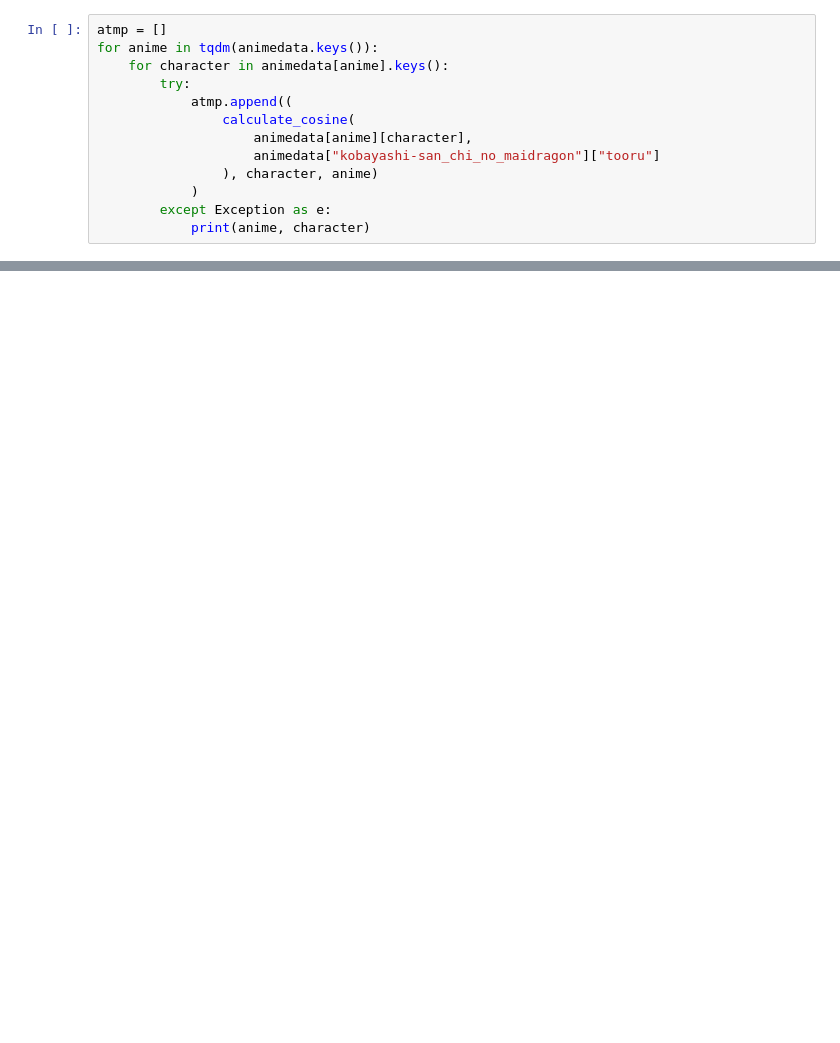
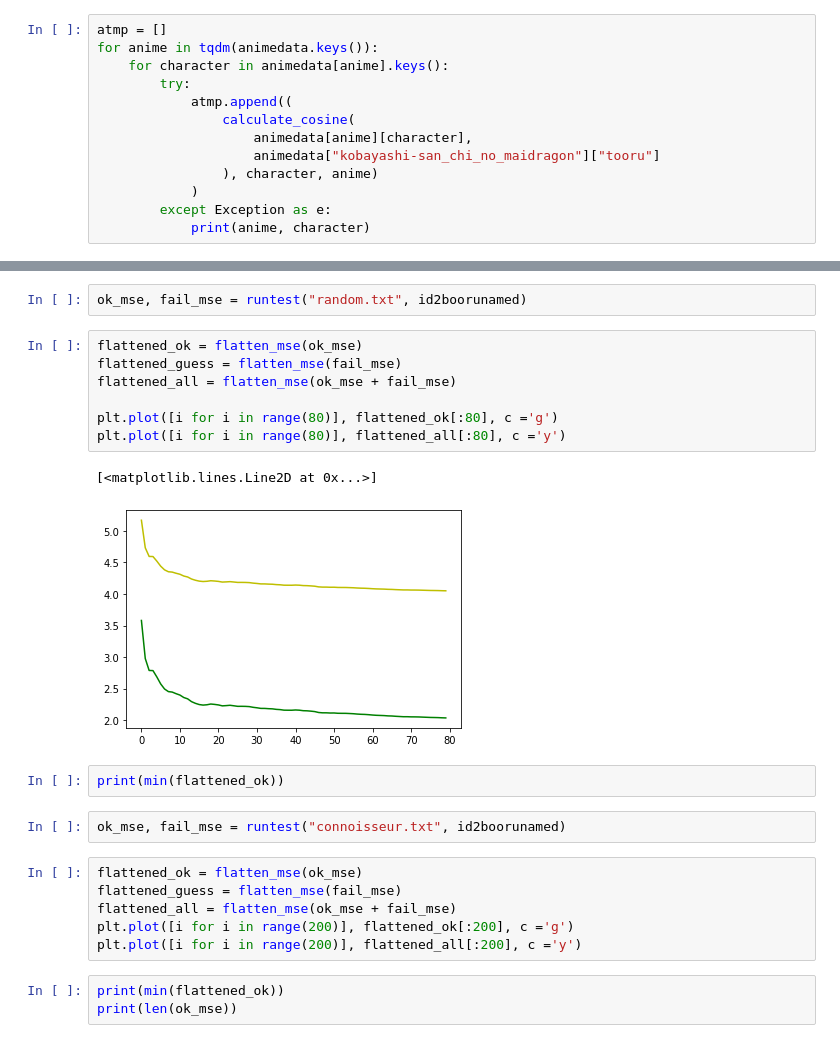
Before and after one commit to zbigos/anime-recomender-system, a Jupyter notebook: danbooru vector space.ipynb, the cells around one changed output, grey strips where cells are left out. Saved outputs shown, nothing was run; the diff lists cells and outputs as text; blank space fills up the shorter version.

```diff
--- a/danbooru vector space.ipynb
+++ b/danbooru vector space.ipynb
@@ -207,0 +347,25 @@ KeyboardInterrupt:
+# %%
+ok_mse, fail_mse = runtest("random.txt", id2boorunamed)
+# %%
+flattened_ok = flatten_mse(ok_mse)
+flattened_guess = flatten_mse(fail_mse)
+flattened_all = flatten_mse(ok_mse + fail_mse)
+
+plt.plot([i for i in range(80)], flattened_ok[:80], c ='g')
+plt.plot([i for i in range(80)], flattened_all[:80], c ='y')
+# %% [output]
+[<matplotlib.lines.Line2D at 0x...>]
+[figure, added]
+# %%
+print(min(flattened_ok))
+# %%
+ok_mse, fail_mse = runtest("connoisseur.txt", id2boorunamed)
+# %%
+flattened_ok = flatten_mse(ok_mse)
+flattened_guess = flatten_mse(fail_mse)
+flattened_all = flatten_mse(ok_mse + fail_mse)
+plt.plot([i for i in range(200)], flattened_ok[:200], c ='g')
+plt.plot([i for i in range(200)], flattened_all[:200], c ='y')
+# %%
+print(min(flattened_ok))
+print(len(ok_mse))
```
Also changed, not shown: parts of 20 cells of this notebook.
